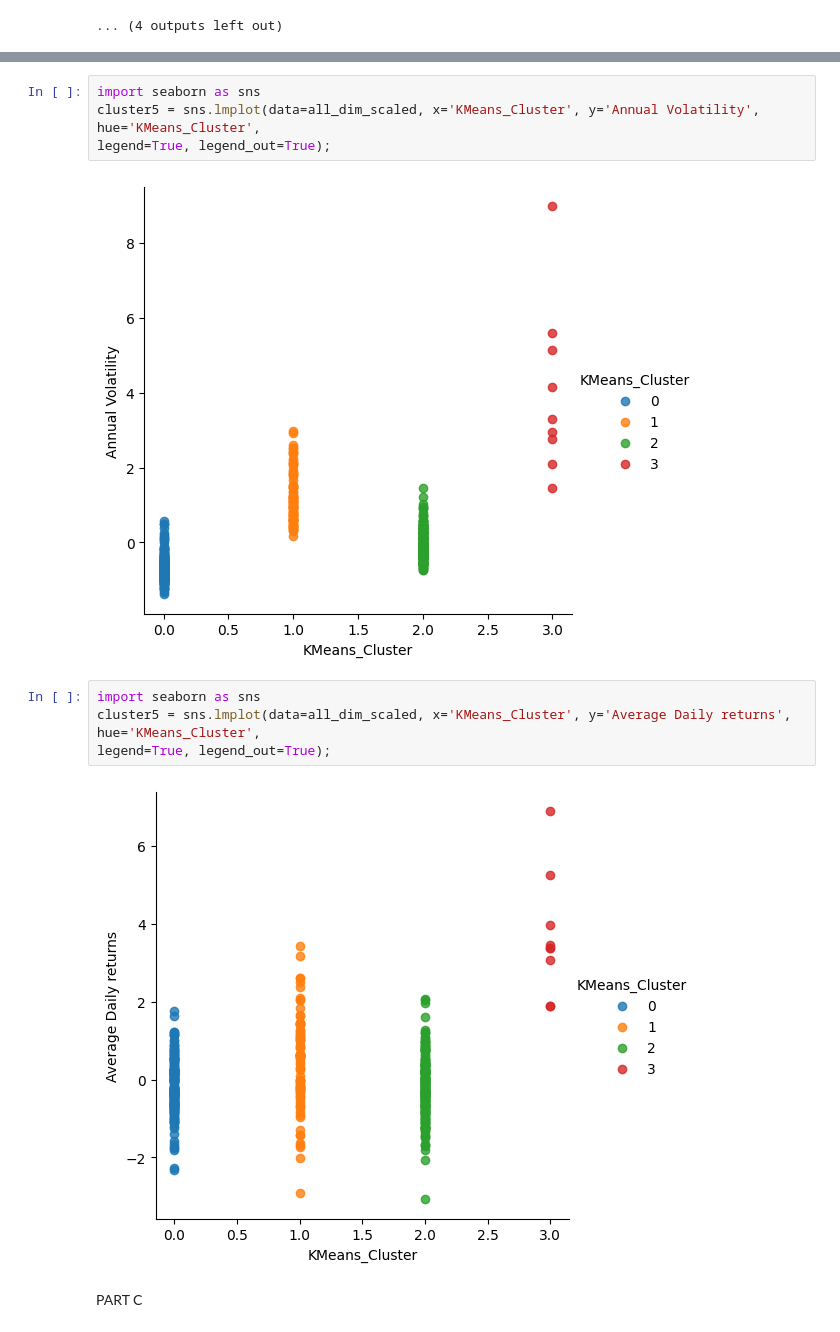
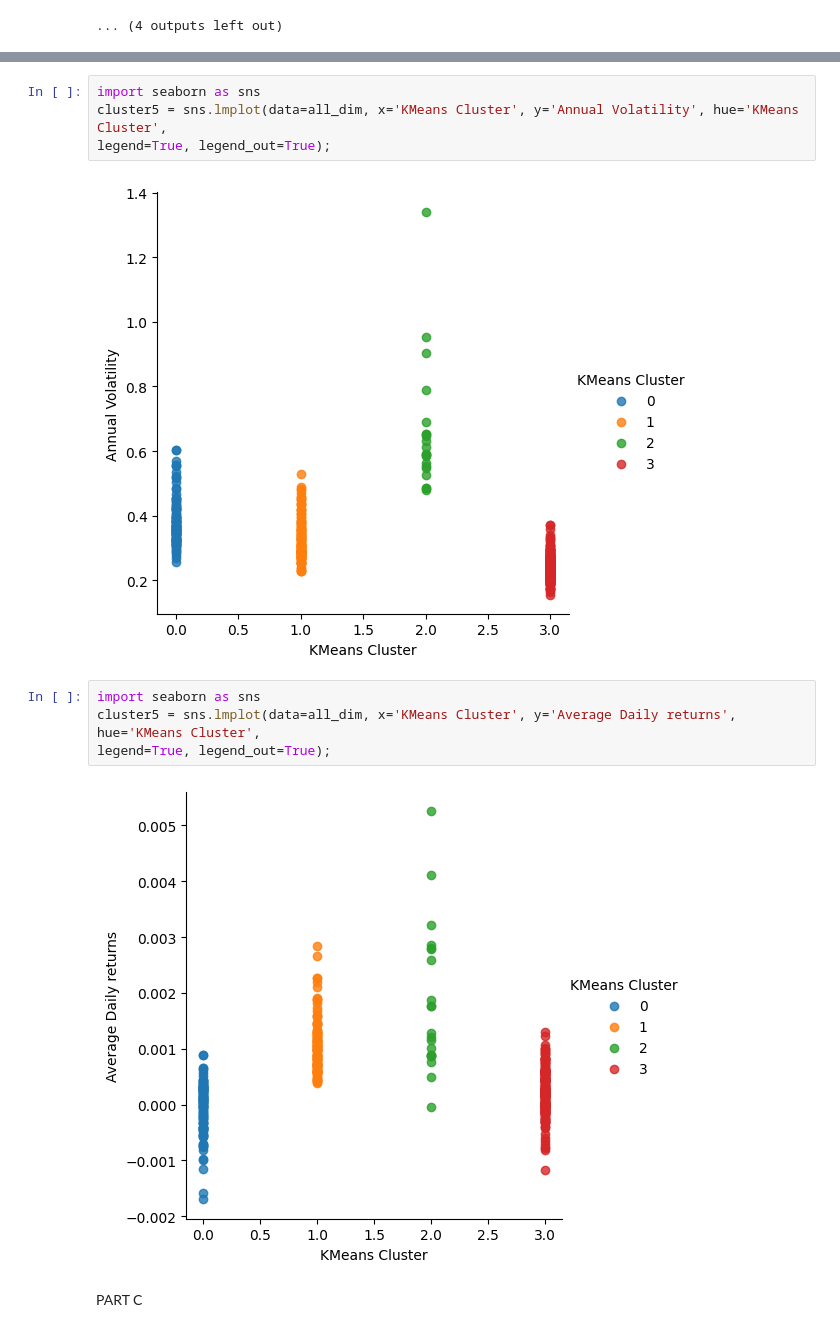
Before and after one commit to abdullaawad/Data-Warehousing-Coursework, a Jupyter notebook: DWCoursework.ipynb, the cells around one changed output, grey strips where cells are left out. Drawn from its saved outputs; the diff is of its cells as text.

```diff
--- a/DWCoursework.ipynb
+++ b/DWCoursework.ipynb
@@ -798,15 +798,15 @@ legend=True, legend_out=True);
 # %%
 import seaborn as sns
-cluster5 = sns.lmplot(data=all_dim_scaled, x='KMeans_Cluster', y='Annual Volatility', hue='KMeans_Cluster',
+cluster5 = sns.lmplot(data=all_dim, x='KMeans Cluster', y='Annual Volatility', hue='KMeans Cluster',
 legend=True, legend_out=True);
 # %% [output]
-[figure, old version]
+[figure, new version]
 # %%
 import seaborn as sns
-cluster5 = sns.lmplot(data=all_dim_scaled, x='KMeans_Cluster', y='Average Daily returns', hue='KMeans_Cluster',
+cluster5 = sns.lmplot(data=all_dim, x='KMeans Cluster', y='Average Daily returns', hue='KMeans Cluster',
 legend=True, legend_out=True);
 # %% [output]
-[figure, old version]
+[figure, new version]
 # %% [markdown]
 PART C
 # %%
```
Also changed, not shown: parts of 28 cells of this notebook.
